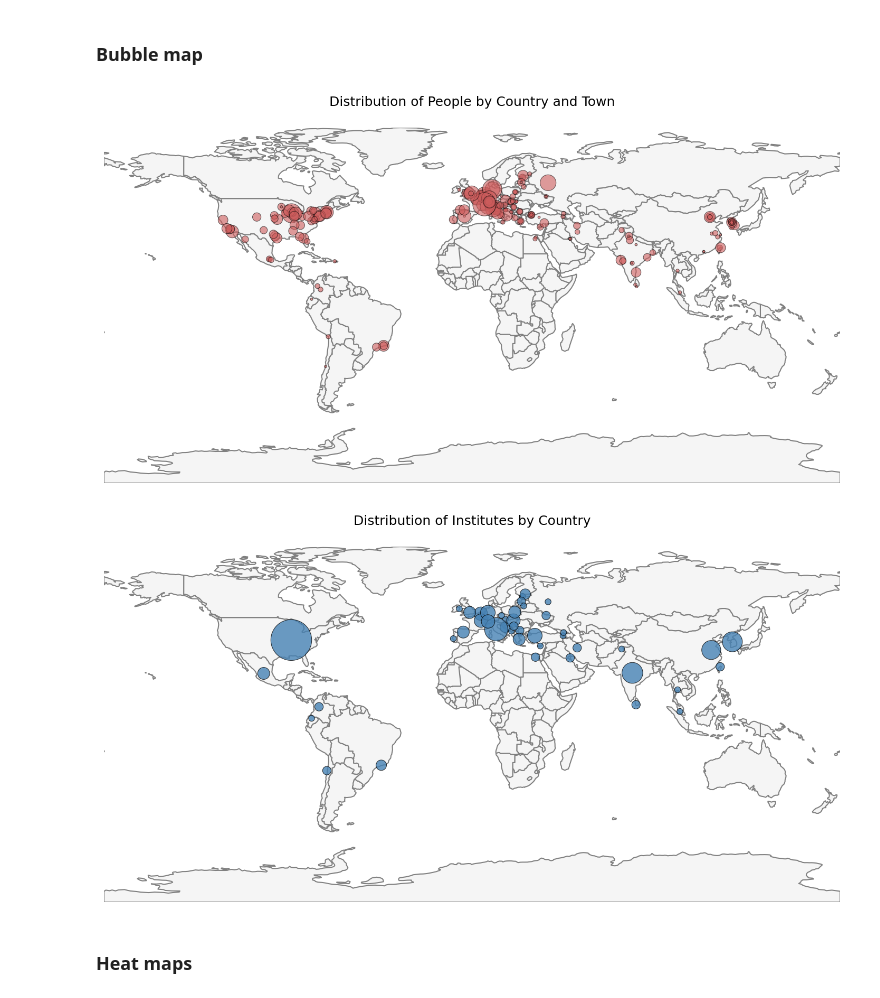
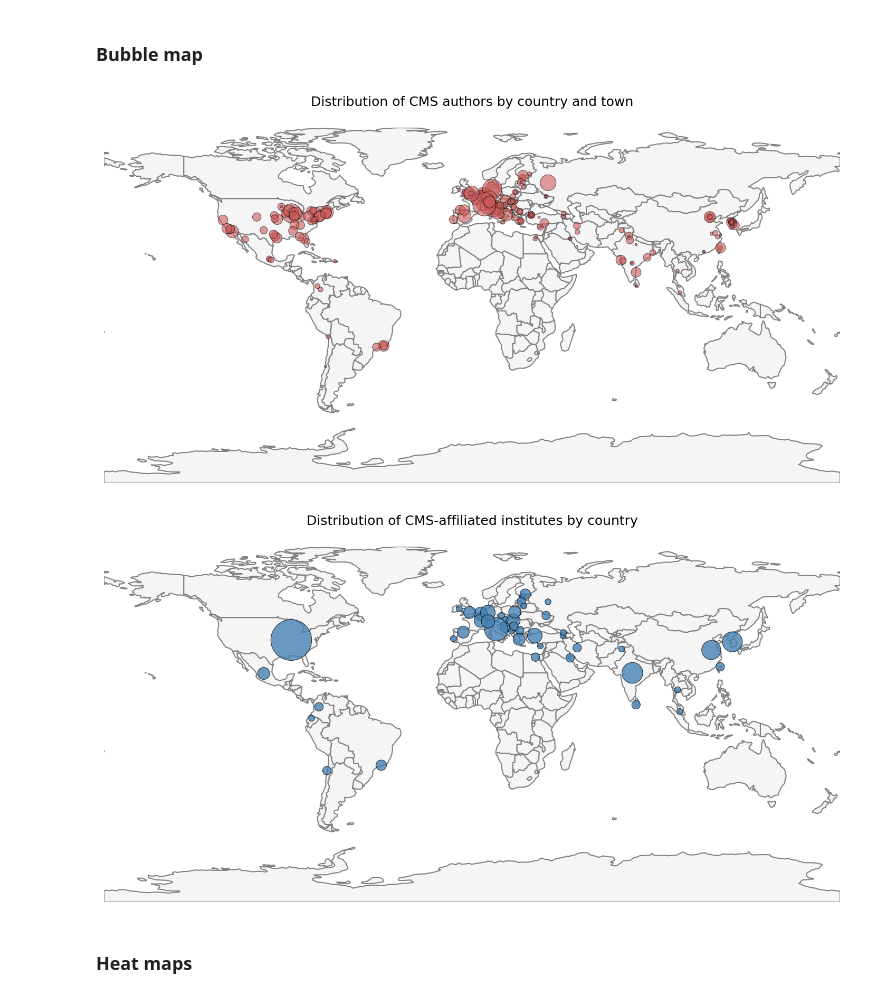
Before and after one commit to phazarik/cms-members-geodata, a Jupyter notebook: analyzeMembers.ipynb, the cells around one changed output. Saved outputs shown, nothing was run; the diff lists cells and outputs as text; code cells hidden in the pictures.

```diff
--- a/analyzeMembers.ipynb
+++ b/analyzeMembers.ipynb
@@ -277,40 +277,40 @@ people_gdf.plot(
     edgecolor='k',
     linewidth=0.5
 )
-ax1.set_title('Distribution of People by Country and Town', fontsize=12, pad=20)
+ax1.set_title('Distribution of CMS authors by country and town', fontsize=12, pad=20)
 ax1.axis('off')
 ax1.set_aspect('equal')
 #fig1.tight_layout(pad=0)
 
 fig2, ax2 = plt.subplots(figsize=(12, 8), dpi=150)
 world.plot(ax=ax2, color='whitesmoke', edgecolor='gray')
 inst_gdf.plot(
     ax=ax2,
     markersize=inst_gdf['inst_count']*30,
     alpha=0.8,
     color='steelblue',
     edgecolor='k',
     linewidth=0.5
 )
-ax2.set_title('Distribution of Institutes by Country', fontsize=12, pad=20)
+ax2.set_title('Distribution of CMS-affiliated institutes by country', fontsize=12, pad=20)
 ax2.axis('off')
 ax2.set_aspect('equal')
 #fig2.tight_layout(pad=0)
 
 ax1.set_xlim(common_xlim)
 ax1.set_ylim(common_ylim)
 ax2.set_xlim(common_xlim)
 ax2.set_ylim(common_ylim)
 
 fig1.savefig('plots/bubblemap_people.png',     bbox_inches='tight', pad_inches=0.1)
 fig1.savefig('plots/bubblemap_people.svg',     bbox_inches='tight', pad_inches=0, transparent=True)
 fig2.savefig('plots/bubblemap_institutes.png', bbox_inches='tight', pad_inches=0.1)
 fig2.savefig('plots/bubblemap_institutes.svg', bbox_inches='tight', pad_inches=0, transparent=True)
 
 plt.show()
 # %% [output]
-[figure, old version]
+[figure, new version]
-[figure, old version]
+[figure, new version]
 # %% [markdown]
 ### Heat maps
 # %%
```
Also changed, not shown: parts of 5 cells of this notebook, 8 other files.
